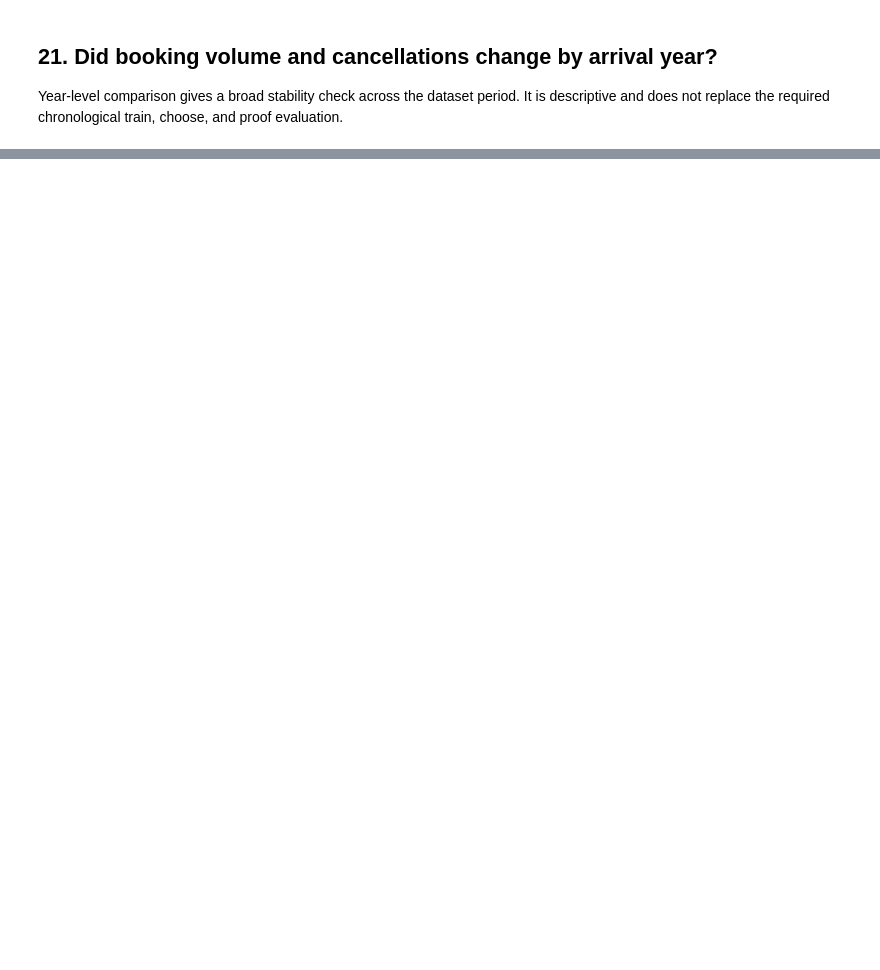
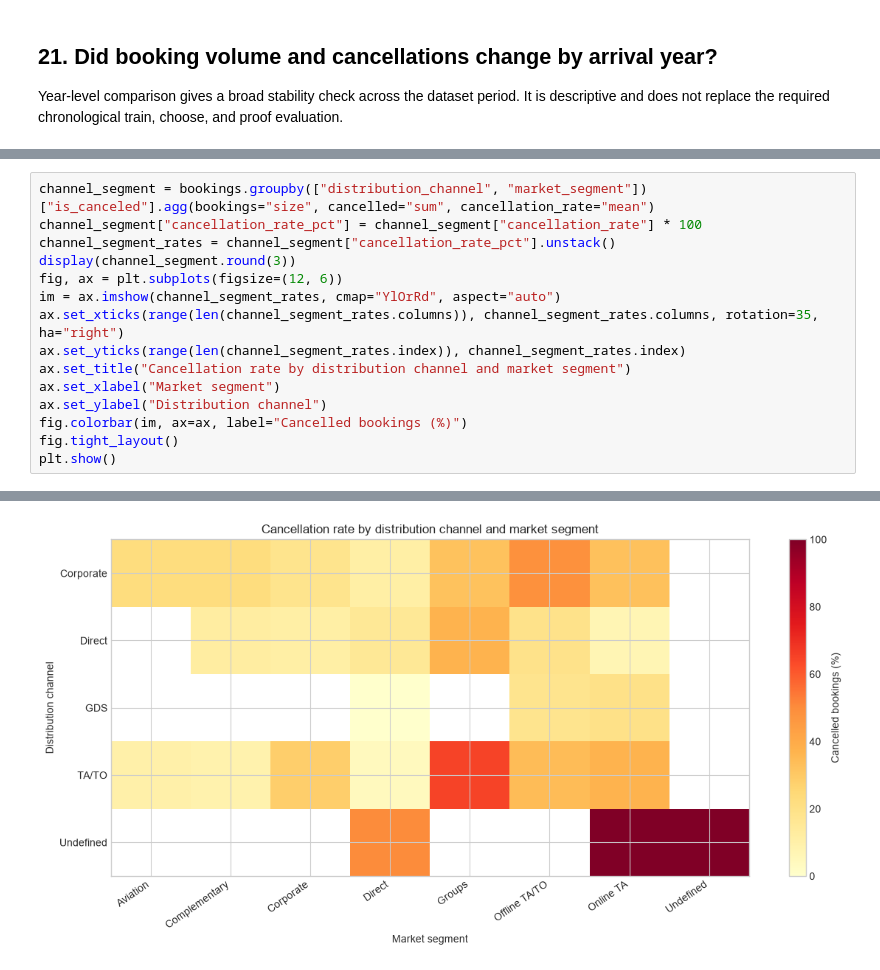
Before and after one commit to hashincludeaayush/Project_Oversell_IITGN, a Jupyter notebook: notebooks/04_exploratory_insights.ipynb, the cells around one changed output, grey strips where cells are left out. Cells and saved outputs as stored; diff of their text form; blank space fills up the shorter version.

```diff
--- a/notebooks/04_exploratory_insights.ipynb
+++ b/notebooks/04_exploratory_insights.ipynb
@@ -593,0 +869,16 @@ plt.show()
+# %%
+channel_segment = bookings.groupby(["distribution_channel", "market_segment"])["is_canceled"].agg(bookings="size", cancelled="sum", cancellation_rate="mean")
+channel_segment["cancellation_rate_pct"] = channel_segment["cancellation_rate"] * 100
+channel_segment_rates = channel_segment["cancellation_rate_pct"].unstack()
+display(channel_segment.round(3))
+fig, ax = plt.subplots(figsize=(12, 6))
+im = ax.imshow(channel_segment_rates, cmap="YlOrRd", aspect="auto")
+ax.set_xticks(range(len(channel_segment_rates.columns)), channel_segment_rates.columns, rotation=35, ha="right")
+ax.set_yticks(range(len(channel_segment_rates.index)), channel_segment_rates.index)
+ax.set_title("Cancellation rate by distribution channel and market segment")
+ax.set_xlabel("Market segment")
+ax.set_ylabel("Distribution channel")
+fig.colorbar(im, ax=ax, label="Cancelled bookings (%)")
+fig.tight_layout()
+plt.show()
+# %% [output]
@@ -593,0 +903 @@ plt.show()
+[figure, added]
```
Also changed, not shown: parts of 70 cells of this notebook, 1 other file.
